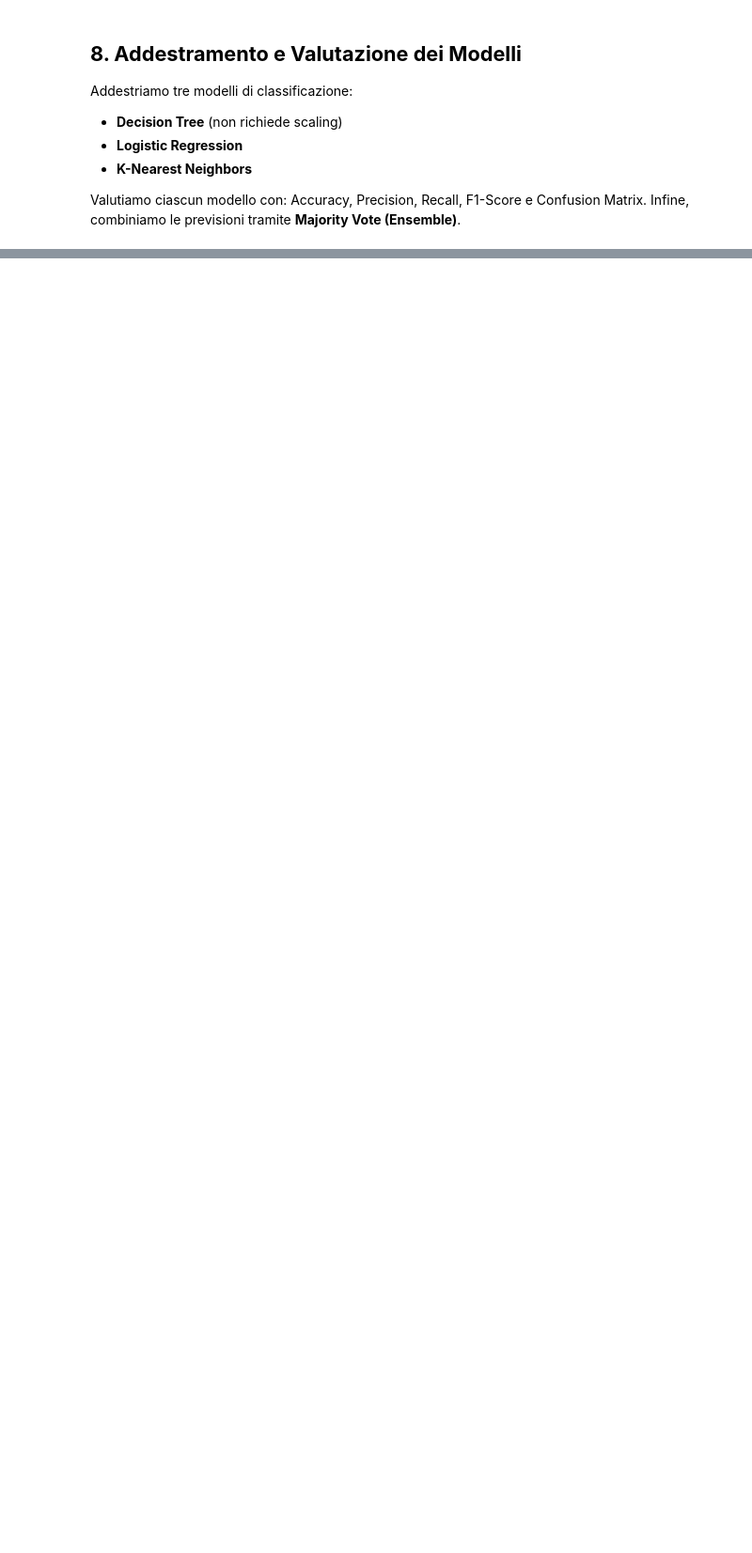
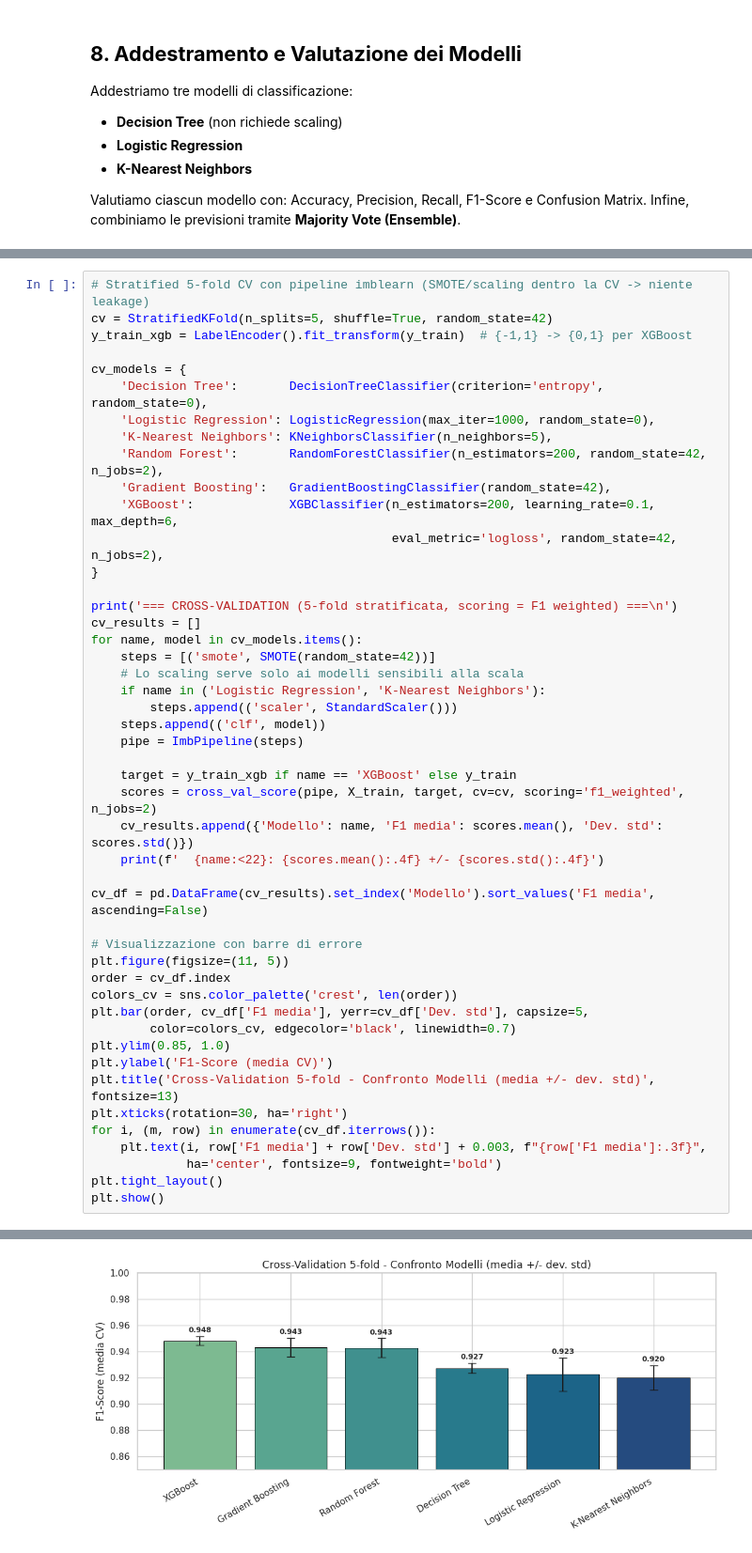
Before and after one commit to giosem1/PhishBuster-ML, a Jupyter notebook: Phish_Buster.ipynb, the cells around one changed output, grey strips where cells are left out. Shown at 94% size. Drawn from its saved outputs; the diff is of its cells as text; blank space fills up the shorter version.

```diff
--- a/Phish_Buster.ipynb
+++ b/Phish_Buster.ipynb
@@ -709,0 +1201,48 @@ plt.show()
+# %%
+# Stratified 5-fold CV con pipeline imblearn (SMOTE/scaling dentro la CV -> niente leakage)
+cv = StratifiedKFold(n_splits=5, shuffle=True, random_state=42)
+y_train_xgb = LabelEncoder().fit_transform(y_train)  # {-1,1} -> {0,1} per XGBoost
+
+cv_models = {
+    'Decision Tree':       DecisionTreeClassifier(criterion='entropy', random_state=0),
+    'Logistic Regression': LogisticRegression(max_iter=1000, random_state=0),
+    'K-Nearest Neighbors': KNeighborsClassifier(n_neighbors=5),
+    'Random Forest':       RandomForestClassifier(n_estimators=200, random_state=42, n_jobs=2),
+    'Gradient Boosting':   GradientBoostingClassifier(random_state=42),
+    'XGBoost':             XGBClassifier(n_estimators=200, learning_rate=0.1, max_depth=6,
+                                         eval_metric='logloss', random_state=42, n_jobs=2),
+}
+
+print('=== CROSS-VALIDATION (5-fold stratificata, scoring = F1 weighted) ===\n')
+cv_results = []
+for name, model in cv_models.items():
+    steps = [('smote', SMOTE(random_state=42))]
+    # Lo scaling serve solo ai modelli sensibili alla scala
+    if name in ('Logistic Regression', 'K-Nearest Neighbors'):
+        steps.append(('scaler', StandardScaler()))
+    steps.append(('clf', model))
+    pipe = ImbPipeline(steps)
+
+    target = y_train_xgb if name == 'XGBoost' else y_train
+    scores = cross_val_score(pipe, X_train, target, cv=cv, scoring='f1_weighted', n_jobs=2)
+    cv_results.append({'Modello': name, 'F1 media': scores.mean(), 'Dev. std': scores.std()})
+    print(f'  {name:<22}: {scores.mean():.4f} +/- {scores.std():.4f}')
+
+cv_df = pd.DataFrame(cv_results).set_index('Modello').sort_values('F1 media', ascending=False)
+
+# Visualizzazione con barre di errore
+plt.figure(figsize=(11, 5))
+order = cv_df.index
+colors_cv = sns.color_palette('crest', len(order))
+plt.bar(order, cv_df['F1 media'], yerr=cv_df['Dev. std'], capsize=5,
+        color=colors_cv, edgecolor='black', linewidth=0.7)
+plt.ylim(0.85, 1.0)
+plt.ylabel('F1-Score (media CV)')
+plt.title('Cross-Validation 5-fold - Confronto Modelli (media +/- dev. std)', fontsize=13)
+plt.xticks(rotation=30, ha='right')
+for i, (m, row) in enumerate(cv_df.iterrows()):
+    plt.text(i, row['F1 media'] + row['Dev. std'] + 0.003, f"{row['F1 media']:.3f}",
+             ha='center', fontsize=9, fontweight='bold')
+plt.tight_layout()
+plt.show()
+# %% [output]
@@ -709,0 +1257 @@ plt.show()
+[figure, added]
```
Also changed, not shown: parts of 40 cells of this notebook.
